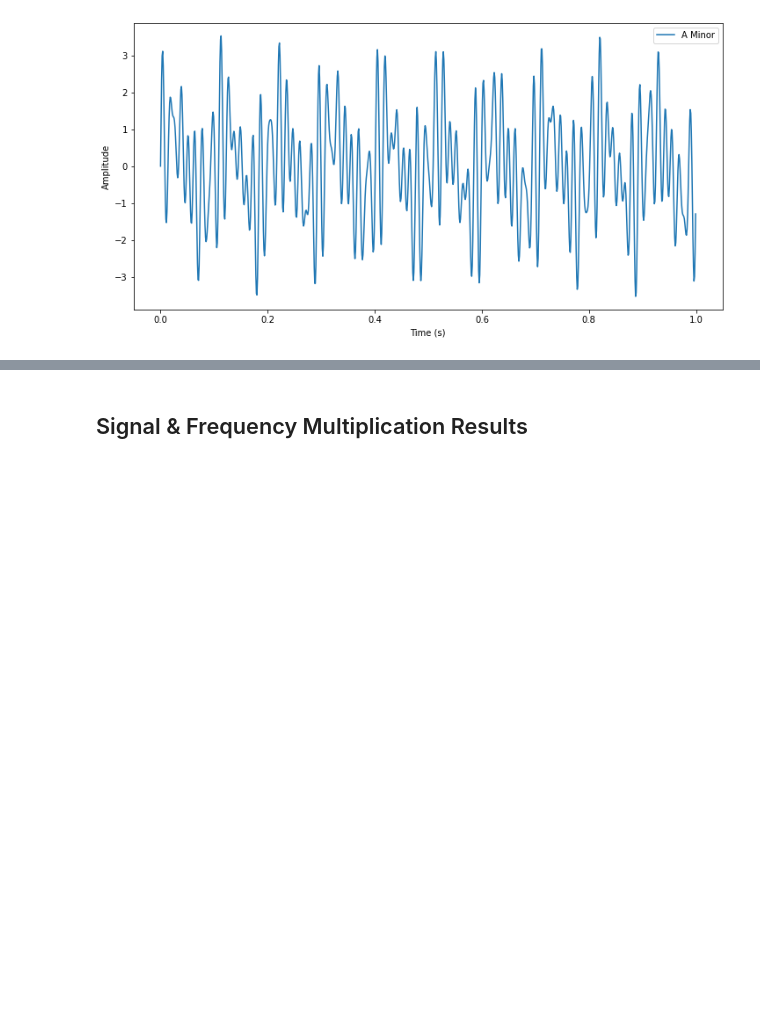
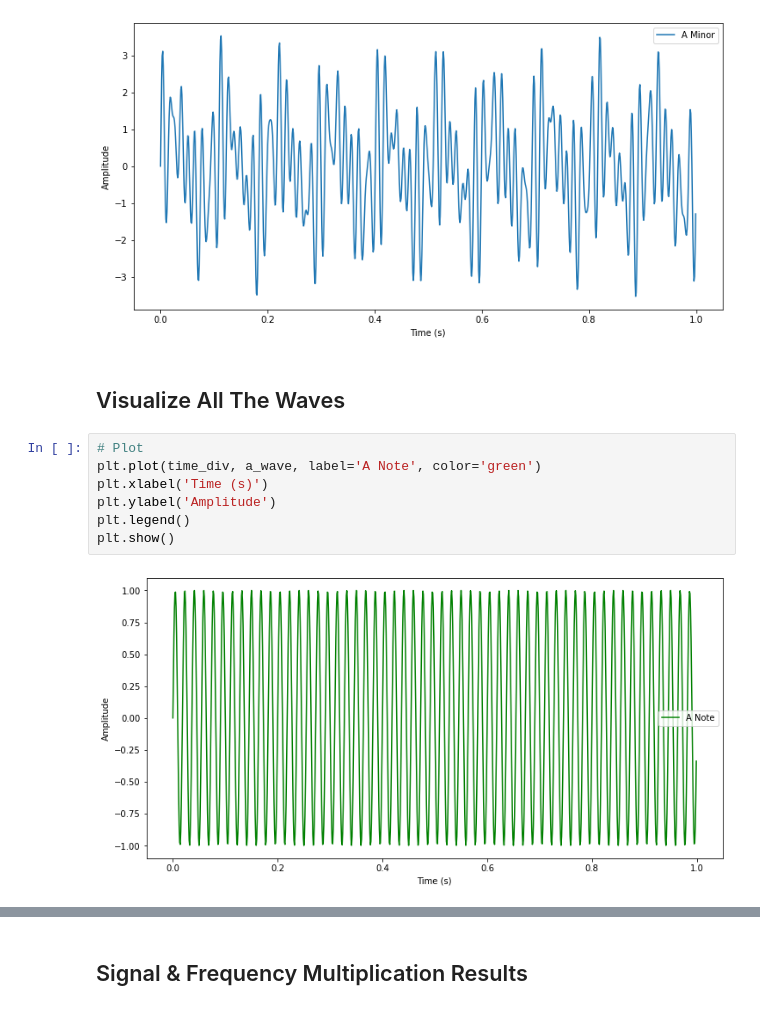
Before and after one commit to sayingless/fast-fourier-transform, a Jupyter notebook: fourier_transform_music_analogy.ipynb, the cells around one changed output, grey strips where cells are left out. Drawn from its saved outputs; the diff is of its cells as text; blank space fills up the shorter version.

```diff
--- a/fourier_transform_music_analogy.ipynb
+++ b/fourier_transform_music_analogy.ipynb
@@ -35,3 +35,14 @@ plt.legend()
 plt.show()
 # %% [output]
 [figure]
+# %% [markdown]
+## Visualize All The Waves
+# %%
+# Plot
+plt.plot(time_div, a_wave, label='A Note', color='green')
+plt.xlabel('Time (s)')
+plt.ylabel('Amplitude')
+plt.legend()
+plt.show()
+# %% [output]
+[figure, added]
```
Also changed, not shown: parts of 15 cells of this notebook, 14 other files.
